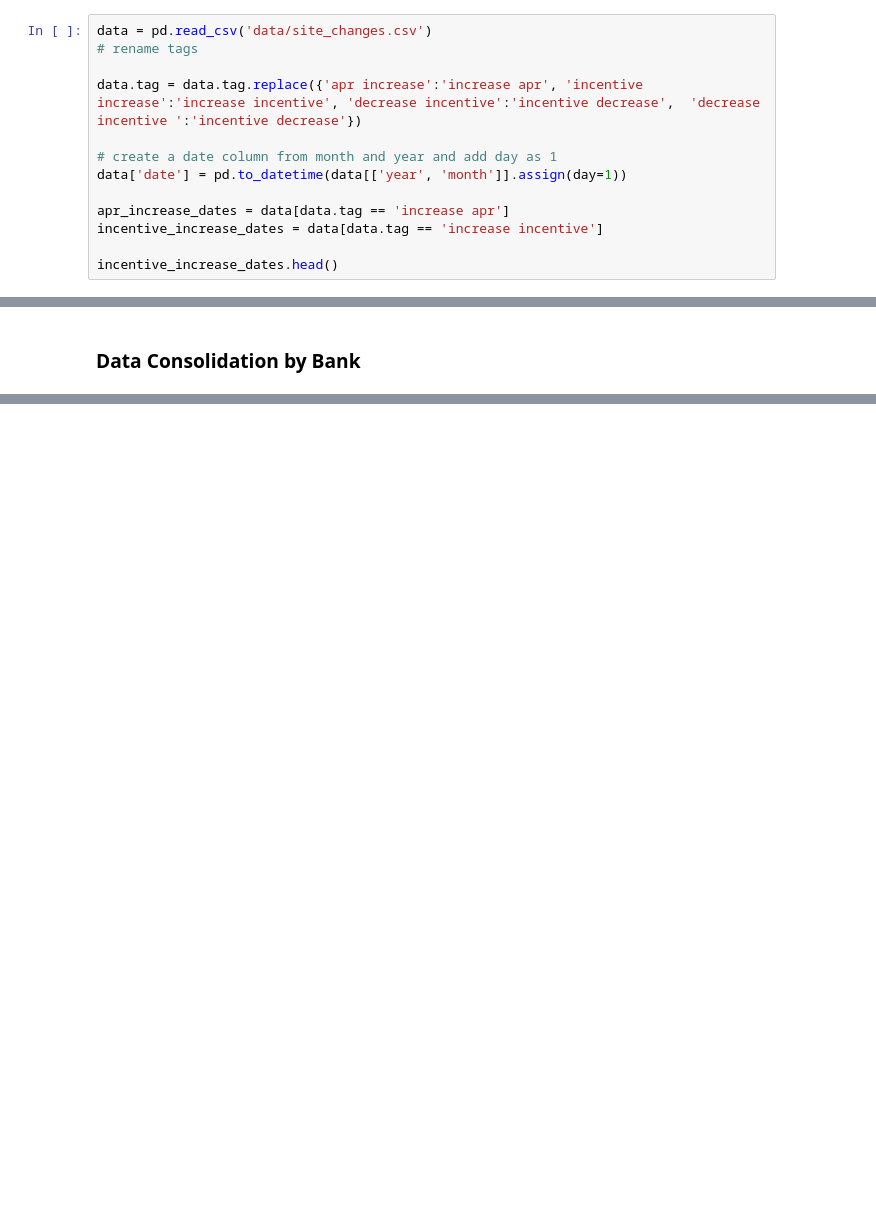
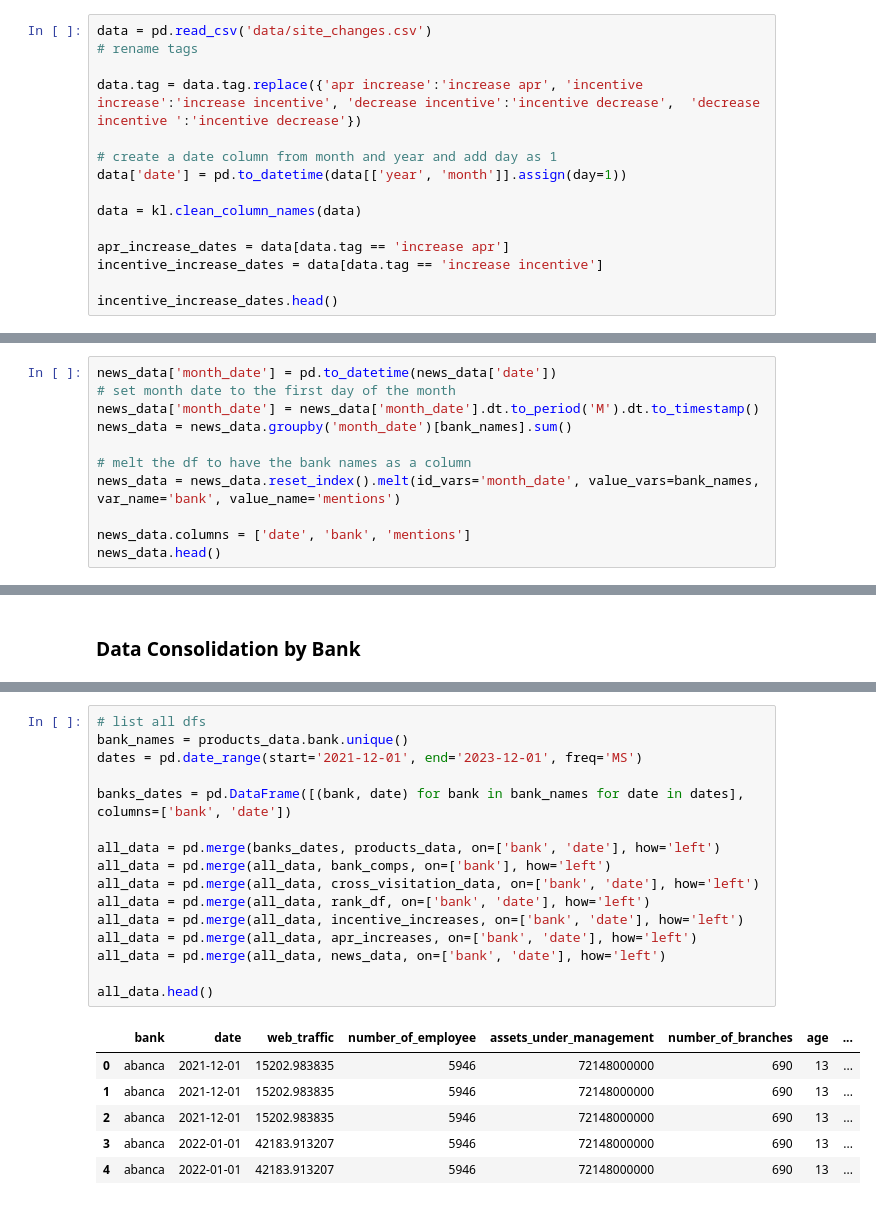
Before and after one commit to agbennett-bse/deloitte_digital_banking, a Jupyter notebook: deloitte_digital_banking/preprocessing.ipynb, the cells around one changed output, grey strips where cells are left out. Drawn from its saved outputs; the diff is of its cells as text; blank space fills up the shorter version.

```diff
--- a/deloitte_digital_banking/preprocessing.ipynb
+++ b/deloitte_digital_banking/preprocessing.ipynb
@@ -130,6 +190,8 @@ data.tag = data.tag.replace({'apr increase':'increase apr', 'incentive increase'
 # create a date column from month and year and add day as 1
 data['date'] = pd.to_datetime(data[['year', 'month']].assign(day=1))
 
+data = kl.clean_column_names(data)
+
 apr_increase_dates = data[data.tag == 'increase apr']
 incentive_increase_dates = data[data.tag == 'increase incentive']
 
@@ -154,0 +314,11 @@ apr_increase_dates.head()
+# %%
+news_data['month_date'] = pd.to_datetime(news_data['date'])
+# set month date to the first day of the month
+news_data['month_date'] = news_data['month_date'].dt.to_period('M').dt.to_timestamp()
+news_data = news_data.groupby('month_date')[bank_names].sum()
+
+# melt the df to have the bank names as a column
+news_data = news_data.reset_index().melt(id_vars='month_date', value_vars=bank_names, var_name='bank', value_name='mentions')
+
+news_data.columns = ['date', 'bank', 'mentions']
+news_data.head()
@@ -156,0 +358,23 @@ apr_increase_dates.head()
+# %%
+# list all dfs
+bank_names = products_data.bank.unique()
+dates = pd.date_range(start='2021-12-01', end='2023-12-01', freq='MS')
+
+banks_dates = pd.DataFrame([(bank, date) for bank in bank_names for date in dates], columns=['bank', 'date'])
+
+all_data = pd.merge(banks_dates, products_data, on=['bank', 'date'], how='left')
+all_data = pd.merge(all_data, bank_comps, on=['bank'], how='left')
+all_data = pd.merge(all_data, cross_visitation_data, on=['bank', 'date'], how='left')
+all_data = pd.merge(all_data, rank_df, on=['bank', 'date'], how='left')
+all_data = pd.merge(all_data, incentive_increases, on=['bank', 'date'], how='left')
+all_data = pd.merge(all_data, apr_increases, on=['bank', 'date'], how='left')
+all_data = pd.merge(all_data, news_data, on=['bank', 'date'], how='left')
+
+all_data.head()
+# %% [output]
+|  | bank | date | web_traffic | number_of_employee | assets_under_management | number_of_branches | age | ... |
+| 0 | abanca | 2021-12-01 | 15202.983835 | 5946 | 72148000000 | 690 | 13 | ... |
+| 1 | abanca | 2021-12-01 | 15202.983835 | 5946 | 72148000000 | 690 | 13 | ... |
+| 2 | abanca | 2021-12-01 | 15202.983835 | 5946 | 72148000000 | 690 | 13 | ... |
+| 3 | abanca | 2022-01-01 | 42183.913207 | 5946 | 72148000000 | 690 | 13 | ... |
+| 4 | abanca | 2022-01-01 | 42183.913207 | 5946 | 72148000000 | 690 | 13 | ... |
```
Also changed, not shown: parts of 28 cells of this notebook, 5 other files.
